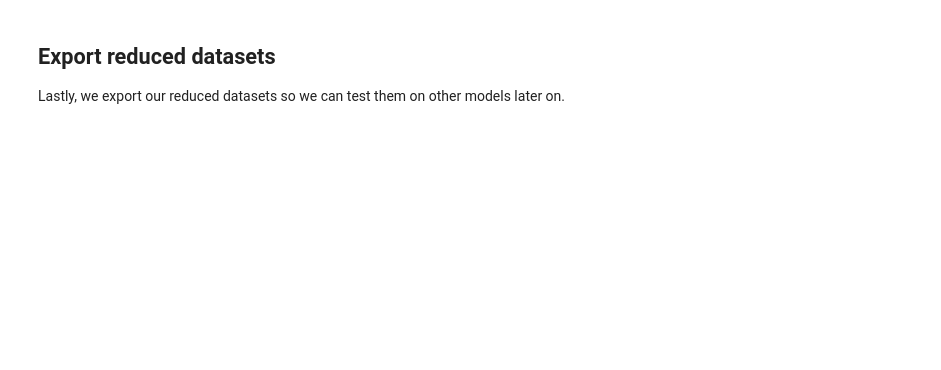
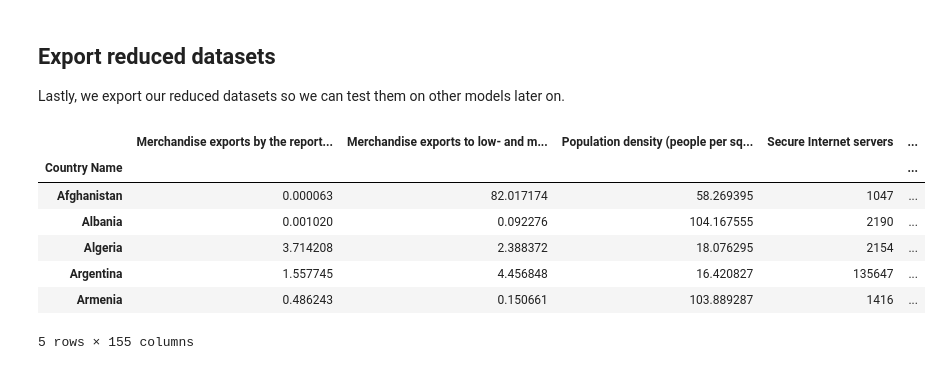
Before and after one commit to c-eberle/Data-Literacy-project, a Jupyter notebook: 03_regression_analysis_part2.ipynb, the cells around one changed output. Drawn from its saved outputs; the diff is of its cells as text; code cells hidden in the pictures; blank space fills up the shorter version.

```diff
--- a/03_regression_analysis_part2.ipynb
+++ b/03_regression_analysis_part2.ipynb
@@ -195,0 +167,11 @@ plt.ylim([0,5])
+# %%
+wb_data_pear_sorted.head()
+# %% [output]
+|  | Merchandise exports by the report... | Merchandise exports to low- and m... | Population density (people per sq... | Secure Internet servers | ... |
+| Country Name |  |  |  |  | ... |
+| Afghanistan | 0.000063 | 82.017174 | 58.269395 | 1047 | ... |
+| Albania | 0.001020 | 0.092276 | 104.167555 | 2190 | ... |
+| Algeria | 3.714208 | 2.388372 | 18.076295 | 2154 | ... |
+| Argentina | 1.557745 | 4.456848 | 16.420827 | 135647 | ... |
+| Armenia | 0.486243 | 0.150661 | 103.889287 | 1416 | ... |
+5 rows × 155 columns
```
Also changed, not shown: parts of 7 cells of this notebook, 5 other files.
